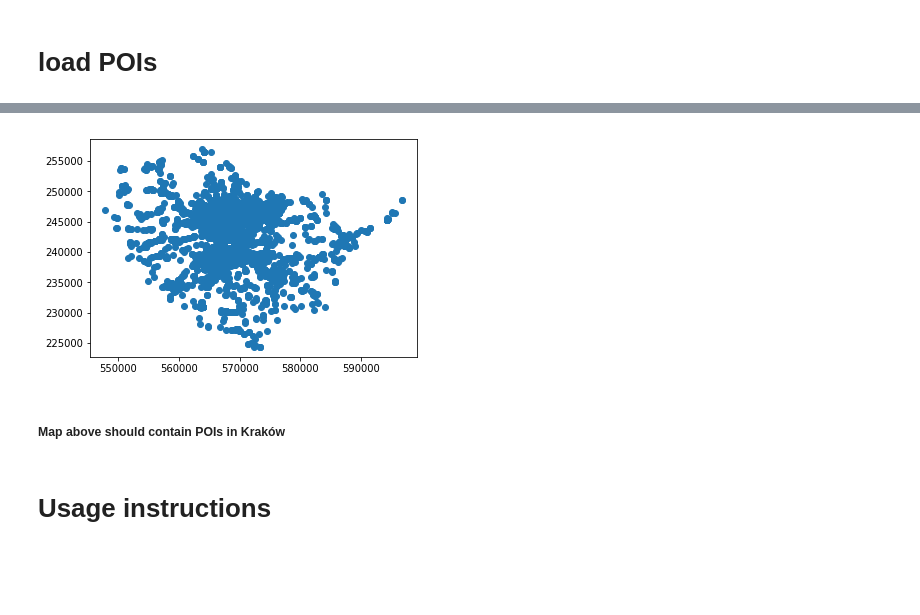
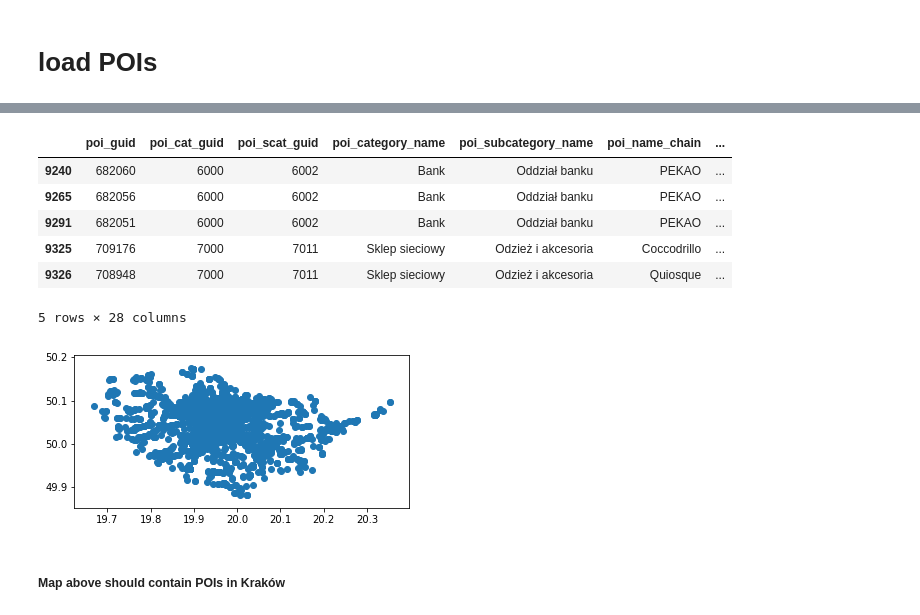
Before and after one commit to kowaalczyk/maraton-analizy-danych, a Jupyter notebook: src/Starter.ipynb, the cells around one changed output, grey strips where cells are left out. Cells and saved outputs as stored; diff of their text form; code cells hidden in the pictures; blank space fills up the shorter version.

Commit message:
Use manual conversion when reading data from postgis, updated starter

```diff
--- a/src/Starter.ipynb
+++ b/src/Starter.ipynb
@@ -84,0 +136,7 @@ gdf.head()
+# %%
+def make_point(x):
+    m = re.findall('\d+\.\d+', x)
+    return Point(float(m[0]), float(m[1]))
+# %%
+df2 = pd.read_sql(sql='SELECT poi_guid, poi_cat_guid, poi_scat_guid, poi_category_name, poi_subcategory_name, poi_name_chain, poi_name, poi_name_number, poi_zip, poi_locality, poi_locality_gus_symbol, poi_rm, poi_district, poi_district_gus_symbol, poi_street_prefix, poi_street, poi_street_building_number, poi_street_gus_symbol, poi_voivodship, poi_poviat, poi_municipality, poi_municipality_type, poi_mwg7, poi_mwg7_district, poi_coord_accuracy_guid, poi_mwg14, st_astext(st_transform(geometria92, 4326)) FROM locit_datasets.poi;', con=engine)
+df2.head()
@@ -84,0 +151,6 @@ gdf.head()
+# %%
+geom_col2 = df2['st_astext'].apply(make_point)
+crs = {"init": "epsg:4326"}
+
+gdf2 = gpd.GeoDataFrame(df2, crs=crs, geometry=geom_col2)
+gdf2.head()
@@ -85,9 +165,18 @@ gdf.head()
+# %%
+gdf2 = gdf2[gdf2['poi_voivodship'] == 'MAŁOPOLSKIE']
+gdf2.head()
+# %% [output]
+|  | poi_guid | poi_cat_guid | poi_scat_guid | poi_category_name | poi_subcategory_name | poi_name_chain | ... |
+| 9240 | 682060 | 6000 | 6002 | Bank | Oddział banku | PEKAO | ... |
+| 9265 | 682056 | 6000 | 6002 | Bank | Oddział banku | PEKAO | ... |
+| 9291 | 682051 | 6000 | 6002 | Bank | Oddział banku | PEKAO | ... |
+| 9325 | 709176 | 7000 | 7011 | Sklep sieciowy | Odzież i akcesoria | Coccodrillo | ... |
+| 9326 | 708948 | 7000 | 7011 | Sklep sieciowy | Odzież i akcesoria | Quiosque | ... |
+5 rows × 28 columns
 # %%
-gdf.plot()
+gdf2.plot()
 plt.show()
 # %% [output]
-[figure, old version]
+[figure, new version]
 # %% [markdown]
 ##### Map above should contain POIs in Kraków
-# %% [markdown]
-# Usage instructions
```
Also changed, not shown: parts of 15 cells of this notebook.
